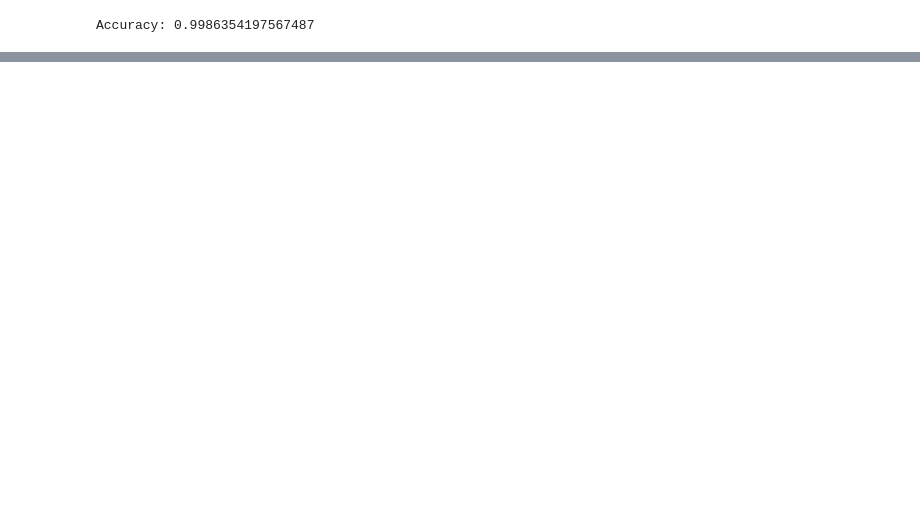
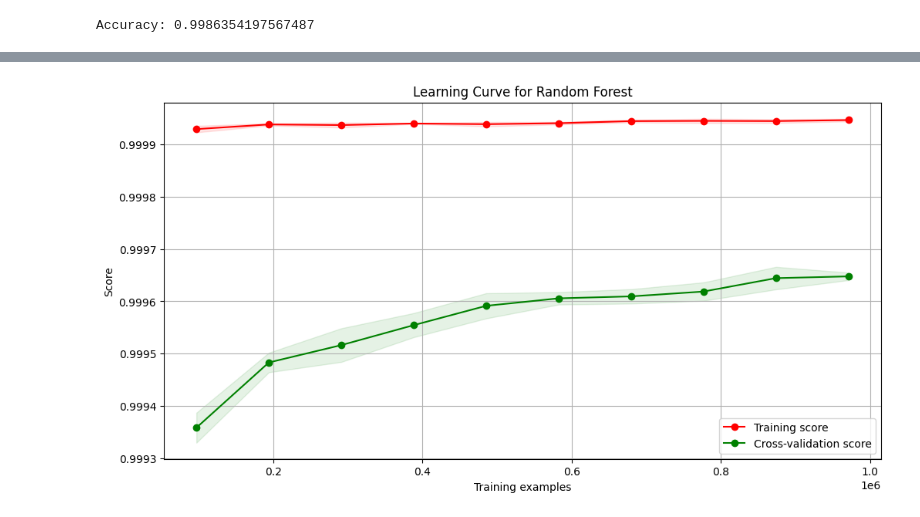
Before and after one commit to Haroune-REZKI/MetroPT-3-Failure-Prediction-, a Jupyter notebook: code.ipynb, the cells around one changed output, grey strips where cells are left out. Saved outputs shown, nothing was run; the diff lists cells and outputs as text; code cells hidden in the pictures; blank space fills up the shorter version.

```diff
--- a/code.ipynb
+++ b/code.ipynb
@@ -567,0 +666,4 @@ print(f"ANN Accuracy: {accuracy:.2f}")
+# %%
+plot_learning_curve(rf_classifier, X_train, y_train, title='Learning Curve for Random Forest')
+# %% [output]
+[figure, added]
```
Also changed, not shown: parts of 14 cells of this notebook, 1 other file.
